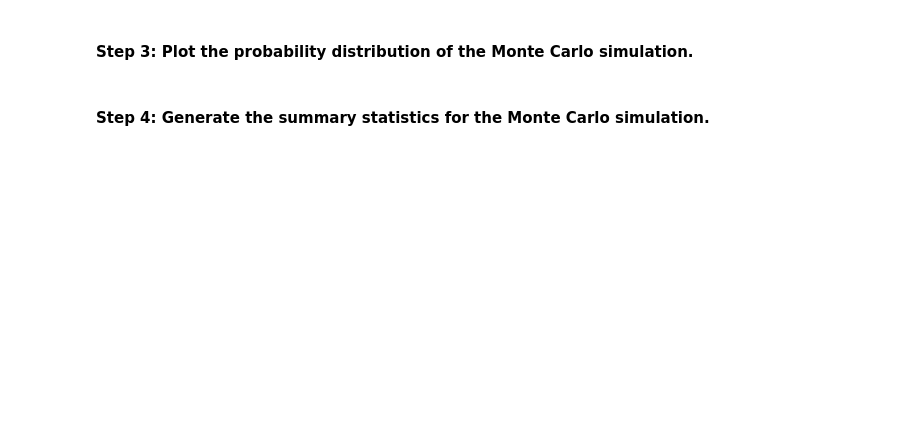
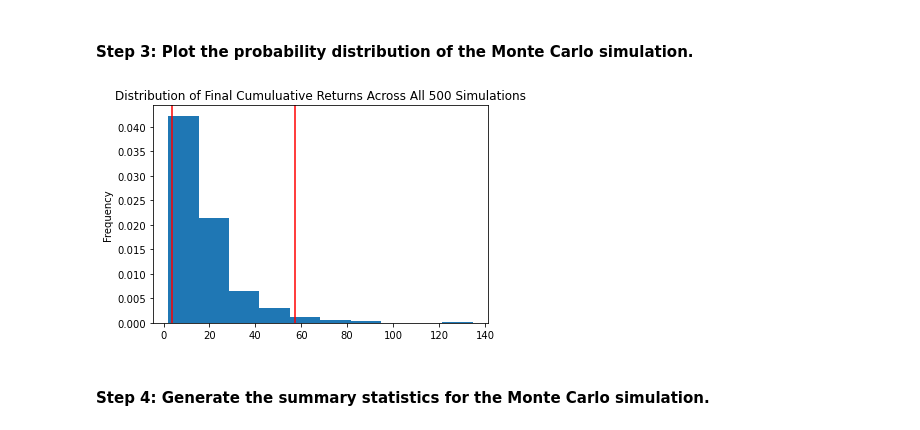
Before and after one commit to TaoNYC/columbia_fintech, a Jupyter notebook: Challenge_5_API_MC_Simulation_Forcasting_Portfilio_Performance/financial_planning_tools.ipynb, the cells around one changed output. Cells and saved outputs as stored; diff of their text form; code cells hidden in the pictures; blank space fills up the shorter version.

```diff
--- a/Challenge_5_API_MC_Simulation_Forcasting_Portfilio_Performance/financial_planning_tools.ipynb
+++ b/Challenge_5_API_MC_Simulation_Forcasting_Portfilio_Performance/financial_planning_tools.ipynb
@@ -516,7 +664,10 @@ In this section, you’ll use the MCForecastTools library to create a Monte Carl
 # %%
 # Visualize the probability distribution of the 30-year Monte Carlo simulation
 # by plotting a histogram
 # YOUR CODE HERE
+MC_sim_dis_plot = MC_30_years.plot_distribution()
+# %% [output]
+[figure, added]
 # %% [markdown]
 #### Step 4: Generate the summary statistics for the Monte Carlo simulation.
 # %%
```
Also changed, not shown: parts of 20 cells of this notebook.
